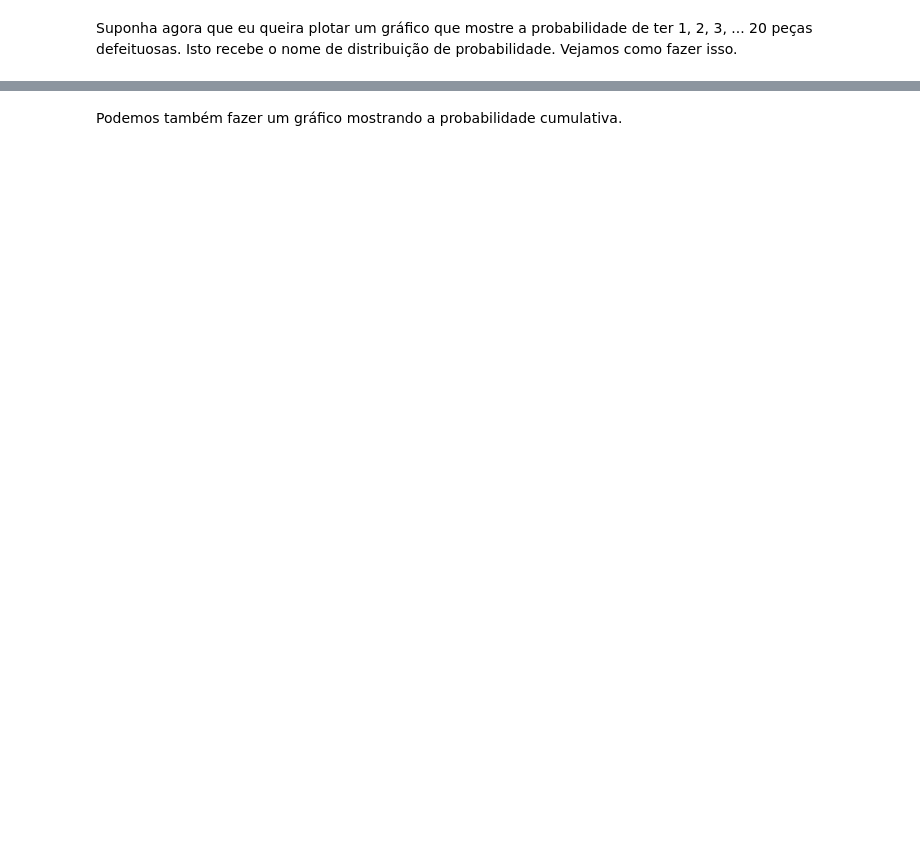
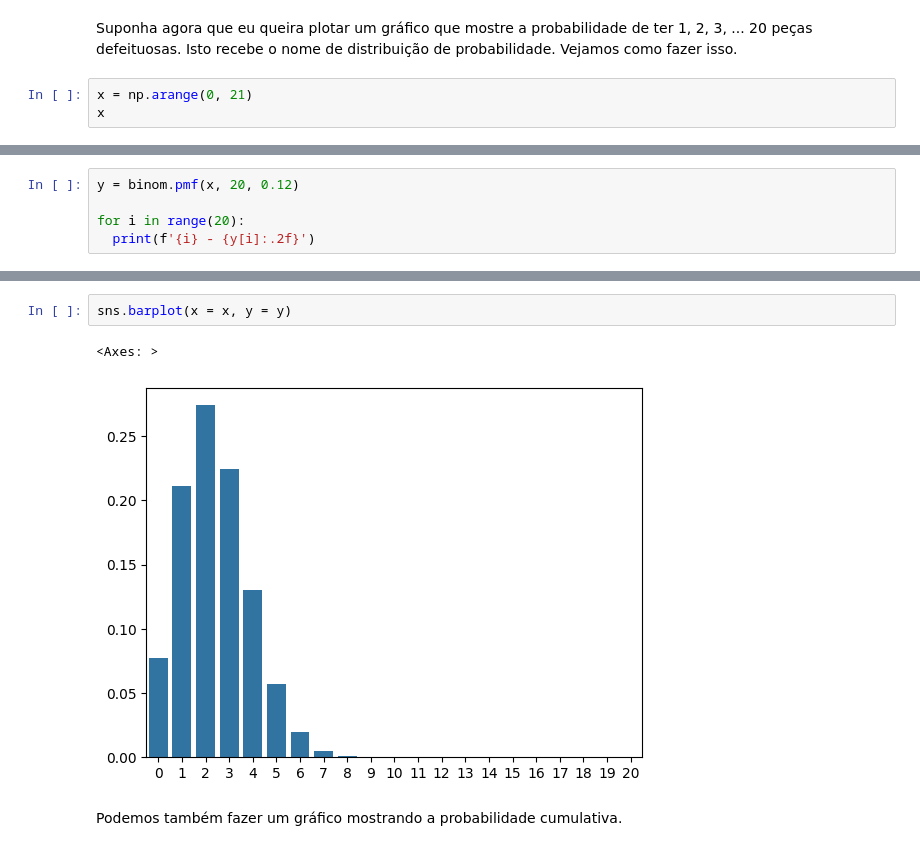
Before and after one commit to UlissesJunior/XMAC02-MetodosMatematicosAnaliseDados, a Jupyter notebook: Notebooks/Aula06 - Distribuição Binomial/Aula06.ipynb, the cells around one changed output, grey strips where cells are left out. Saved outputs shown, nothing was run; the diff lists cells and outputs as text; blank space fills up the shorter version.

```diff
--- a/Notebooks/Aula06 - Distribuição Binomial/Aula06.ipynb
+++ b/Notebooks/Aula06 - Distribuição Binomial/Aula06.ipynb
@@ -43,2 +97,5 @@ Existem duas possibilidades para isso:
 # %% [markdown]
 Suponha agora que eu queira plotar um gráfico que mostre a probabilidade de ter 1, 2, 3, ... 20 peças defeituosas. Isto recebe o nome de distribuição de probabilidade. Vejamos como fazer isso.
+# %%
+x = np.arange(0, 21)
+x
@@ -44,0 +105,5 @@ Suponha agora que eu queira plotar um gráfico que mostre a probabilidade de ter
+# %%
+y = binom.pmf(x, 20, 0.12)
+
+for i in range(20):
+  print(f'{i} - {y[i]:.2f}')
@@ -45,2 +131,7 @@ Suponha agora que eu queira plotar um gráfico que mostre a probabilidade de ter
+# %%
+sns.barplot(x = x, y = y)
+# %% [output]
+<Axes: >
+[figure, added]
 # %% [markdown]
 Podemos também fazer um gráfico mostrando a probabilidade cumulativa.
```
Also changed, not shown: parts of 25 cells of this notebook.
